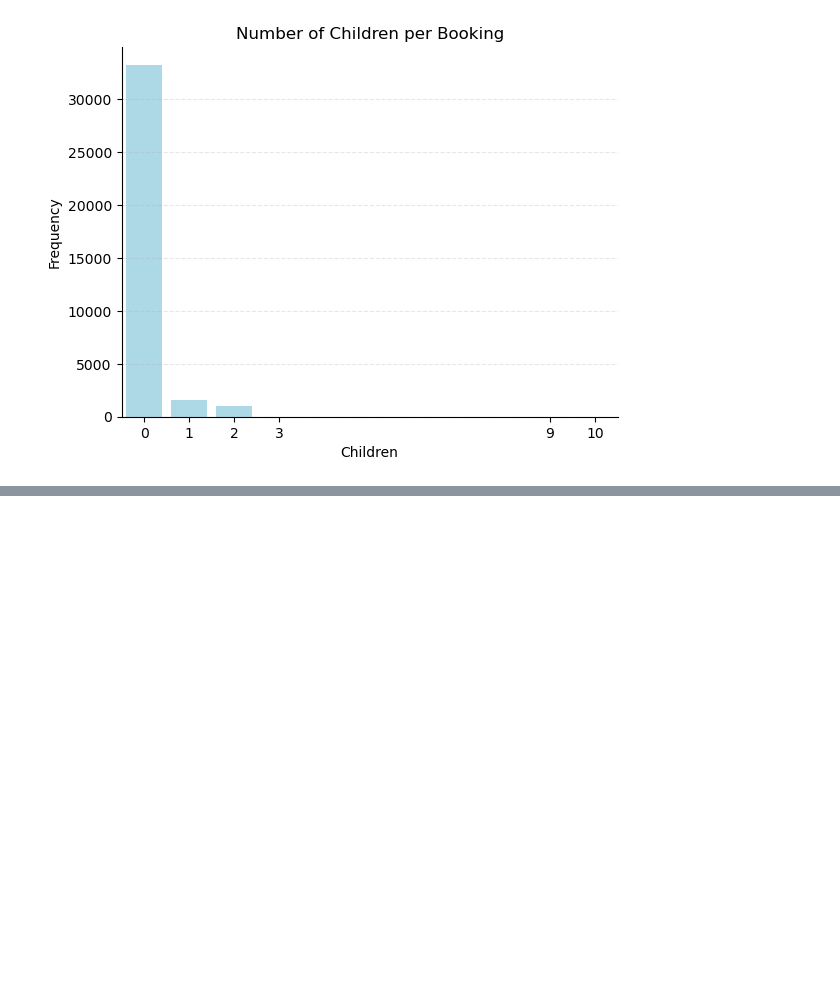
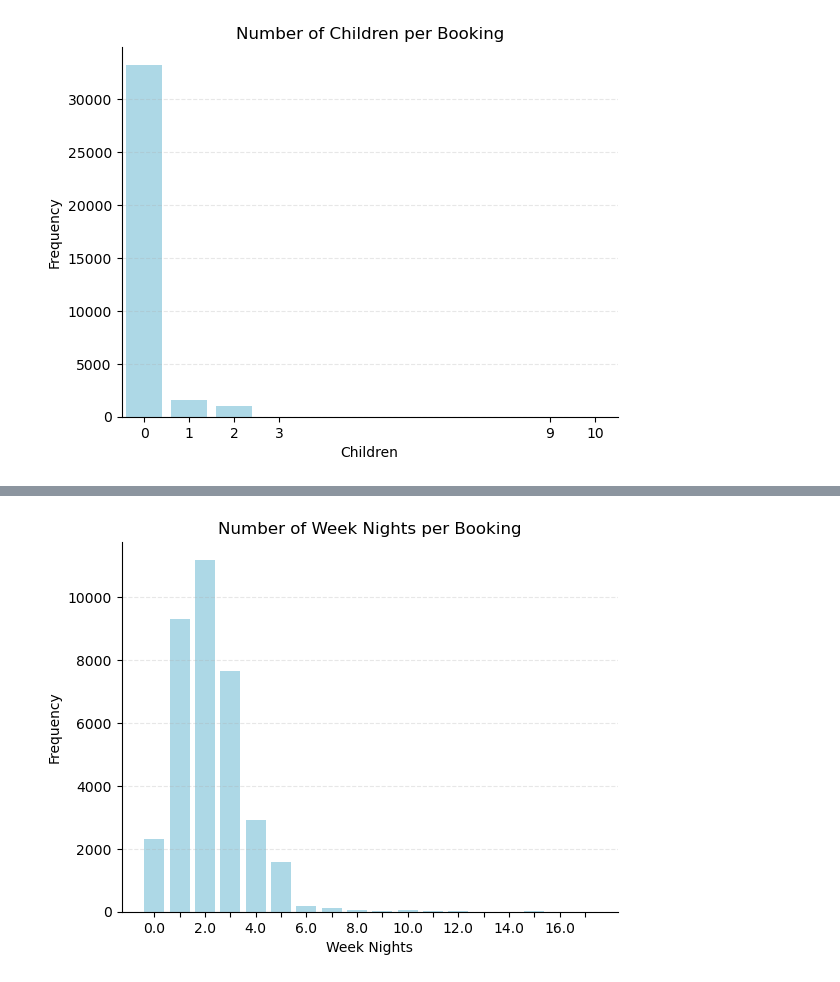
Before and after one commit to DmitriiZag/Hotel-Bookings, a Jupyter notebook: notebooks/data_visualization.ipynb, the cells around one changed output, grey strips where cells are left out. Drawn from its saved outputs; the diff is of its cells as text; code cells hidden in the pictures; blank space fills up the shorter version.

```diff
--- a/notebooks/data_visualization.ipynb
+++ b/notebooks/data_visualization.ipynb
@@ -72,0 +79,29 @@ plt.show()
+# %%
+# Summary of week nights
+
+counts = hotel_dataset['no_of_week_nights'].value_counts().sort_index()
+
+fig, ax = plt.subplots()
+
+ax.bar(counts.index.astype(str), counts.values, color='lightblue')
+
+# Labels and title
+ax.set_title('Number of Week Nights per Booking')
+ax.set_xlabel('Week Nights')
+ax.set_ylabel('Frequency')
+ax.grid(axis='y', linestyle='--', alpha=0.3)
+
+# Remove top and right spines
+ax.spines['top'].set_visible(False)
+ax.spines['right'].set_visible(False)
+
+# Sparse x-tick labels
+xticks = counts.index
+sparse_labels = [str(x) if x % 2 == 0 else '' for x in xticks]
+ax.set_xticks(xticks)
+ax.set_xticklabels(sparse_labels)
+
+plt.savefig("../plots/no_of_week_nights.png", dpi=300, bbox_inches='tight')
+plt.show()
+# %% [output]
+[figure, added]
```
Also changed, not shown: parts of 11 cells of this notebook, 9 other files.
